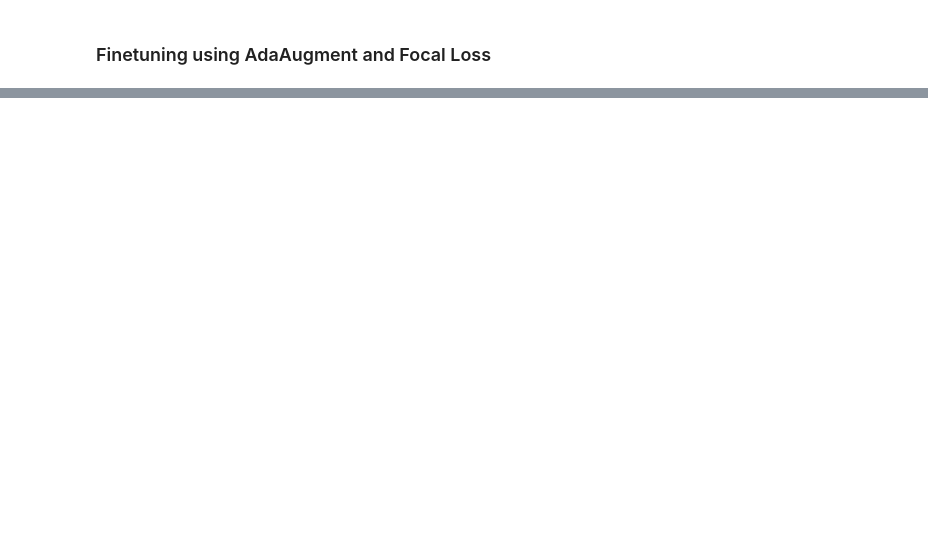
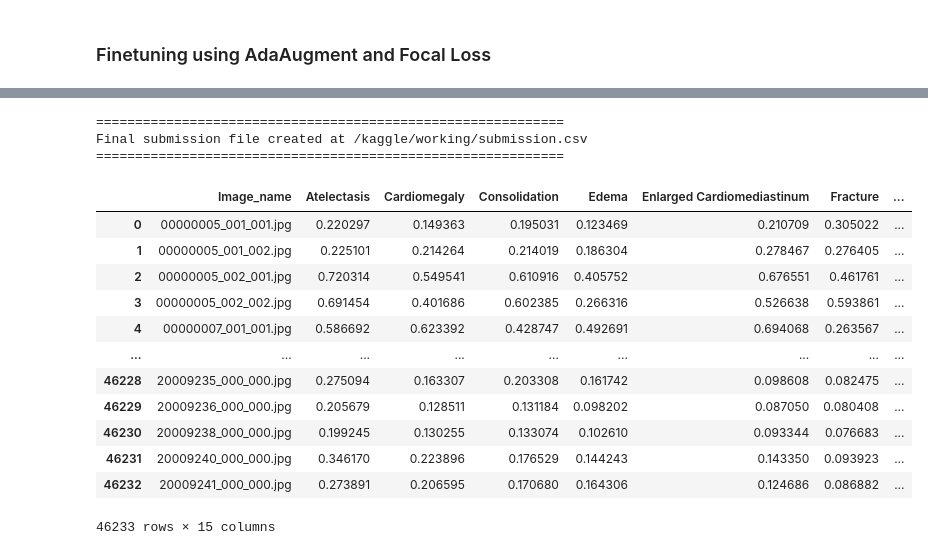
Before and after one commit to jfmuenchau/GrandXRaySlam, a Jupyter notebook: kaggle_training.ipynb, the cells around one changed output, grey strips where cells are left out. Saved outputs shown, nothing was run; the diff lists cells and outputs as text; code cells hidden in the pictures; blank space fills up the shorter version.

Commit message:
Kaggle Notebook | GrandXRaySlam Training | Version 1

```diff
--- a/kaggle_training.ipynb
+++ b/kaggle_training.ipynb
@@ -891,13 +972,35 @@ def create_submission(model_name=model_name):
 all_keys, all_probs = create_submission()
 # %%
 threshold = 0.5
+binary_ = False
 final_submission = pd.DataFrame()
 final_submission["Image_name"] = all_keys
-final_submission[label_columns] = (all_probs > threshold).astype(int)
+if binary_:
+    final_submission[label_columns] = (probs_ > threshold).astype(int)
+else:
+    final_submission[label_columns] = probs_
 final_submission.to_csv('/kaggle/working/submission.csv', index=False)
 
-print("="* 60)
+print("="* 70)
 print("Final submission file created at /kaggle/working/submission.csv")
-print("="* 60)
+print("="* 70)
+# %% [output]
+============================================================
+Final submission file created at /kaggle/working/submission.csv
+============================================================
 # %%
-pd.read_csv("/kaggle/working/submission.csv").describe()
+pd.read_csv("/kaggle/working/submission.csv")
+# %% [output]
+|  | Image_name | Atelectasis | Cardiomegaly | Consolidation | Edema | Enlarged Cardiomediastinum | Fracture | ... |
+| 0 | 00000005_001_001.jpg | 0.220297 | 0.149363 | 0.195031 | 0.123469 | 0.210709 | 0.305022 | ... |
+| 1 | 00000005_001_002.jpg | 0.225101 | 0.214264 | 0.214019 | 0.186304 | 0.278467 | 0.276405 | ... |
+| 2 | 00000005_002_001.jpg | 0.720314 | 0.549541 | 0.610916 | 0.405752 | 0.676551 | 0.461761 | ... |
+| 3 | 00000005_002_002.jpg | 0.691454 | 0.401686 | 0.602385 | 0.266316 | 0.526638 | 0.593861 | ... |
+| 4 | 00000007_001_001.jpg | 0.586692 | 0.623392 | 0.428747 | 0.492691 | 0.694068 | 0.263567 | ... |
+| ... | ... | ... | ... | ... | ... | ... | ... | ... |
+| 46228 | 20009235_000_000.jpg | 0.275094 | 0.163307 | 0.203308 | 0.161742 | 0.098608 | 0.082475 | ... |
+| 46229 | 20009236_000_000.jpg | 0.205679 | 0.128511 | 0.131184 | 0.098202 | 0.087050 | 0.080408 | ... |
+| 46230 | 20009238_000_000.jpg | 0.199245 | 0.130255 | 0.133074 | 0.102610 | 0.093344 | 0.076683 | ... |
+| 46231 | 20009240_000_000.jpg | 0.346170 | 0.223896 | 0.176529 | 0.144243 | 0.143350 | 0.093923 | ... |
+| 46232 | 20009241_000_000.jpg | 0.273891 | 0.206595 | 0.170680 | 0.164306 | 0.124686 | 0.086882 | ... |
+46233 rows × 15 columns
```
Also changed, not shown: parts of 12 cells of this notebook.
